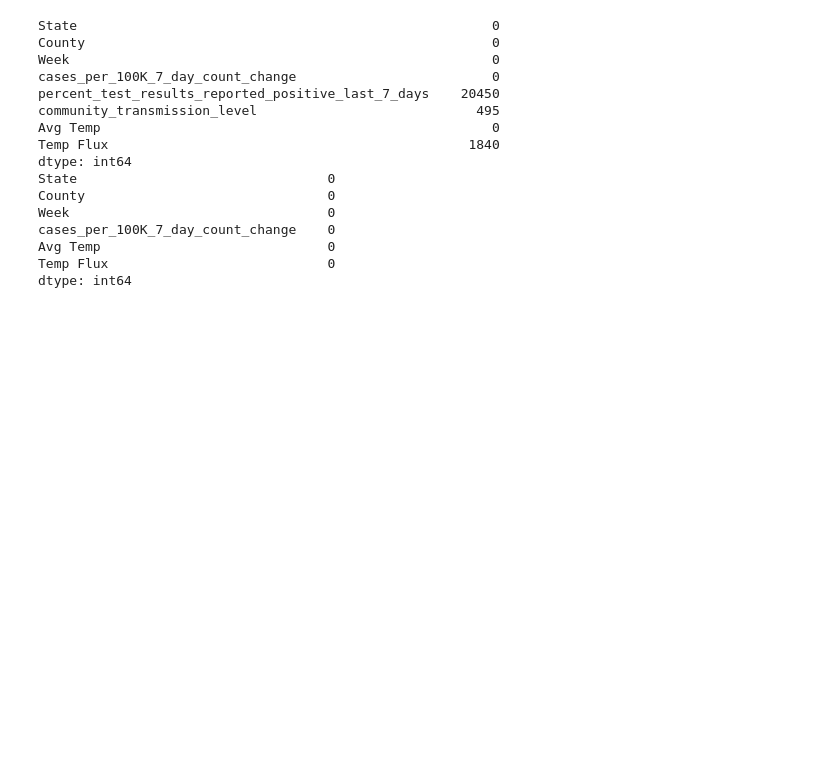
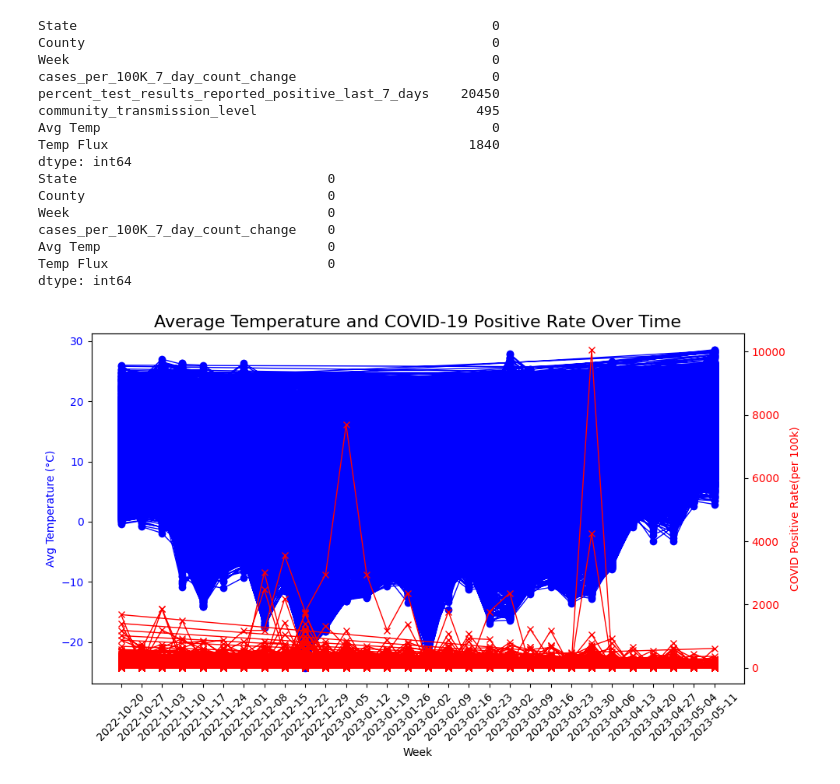
Before and after one commit to iiqueenizzy13/AbtGlobal_1B, a Jupyter notebook: covidweather_dataframe.ipynb, the cells around one changed output. Cells and saved outputs as stored; diff of their text form; code cells hidden in the pictures; blank space fills up the shorter version.

Commit message:
both time series plots

```diff
--- a/covidweather_dataframe.ipynb
+++ b/covidweather_dataframe.ipynb
@@ -111,3 +116,30 @@ cases_per_100K_7_day_count_change    0
 Avg Temp                             0
 Temp Flux                            0
 dtype: int64
+# %%
+#AVG TEMP & COVID ~ TIME SERIES PLOT
+fig, ax1 = plt.subplots(figsize=(10, 6))
+
+# plot average temperature on left y-axis
+ax1.set_xlabel('Week')
+ax1.set_ylabel('Avg Temperature (°C)', color='blue')
+ax1.plot(df['Week'], df['Avg Temp'], color='blue', marker='o', linewidth=1)
+ax1.tick_params(axis='y', labelcolor='blue')
+
+# plot positive rate of covid on right side y-axis
+ax2 = ax1.twinx()  # instantiate a second y-axis sharing the same x-axis
+ax2.set_ylabel('COVID Positive Rate(per 100k)', color='red')
+ax2.plot(df['Week'], df['cases_per_100K_7_day_count_change'], color='red', marker='x', linewidth=1)
+ax2.tick_params(axis='y', labelcolor='red')
+
+# make x-axis visible by rotating x-axis ticks
+ax1.set_xticklabels(ax1.get_xticklabels(), rotation=45)
+
+# title and layout(makes sure it fits nice)
+plt.title('Average Temperature and COVID-19 Positive Rate Over Time', fontsize=16)
+fig.tight_layout()
+
+# display the plot
+plt.show()
+# %% [output]
+[figure, added]
```
Also changed, not shown: parts of 4 cells of this notebook.
